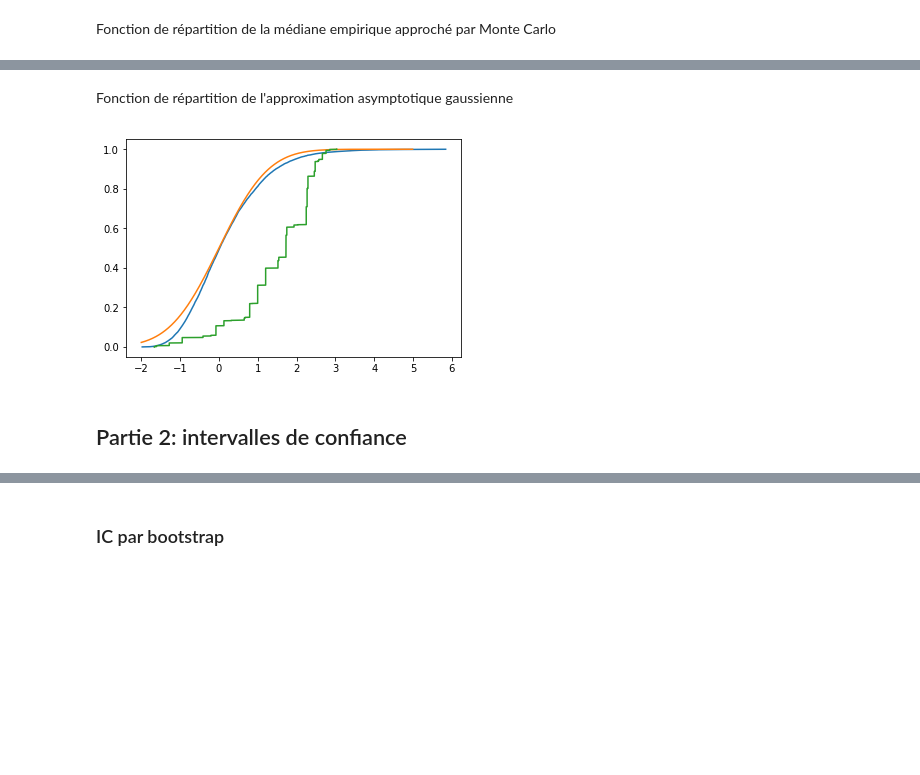
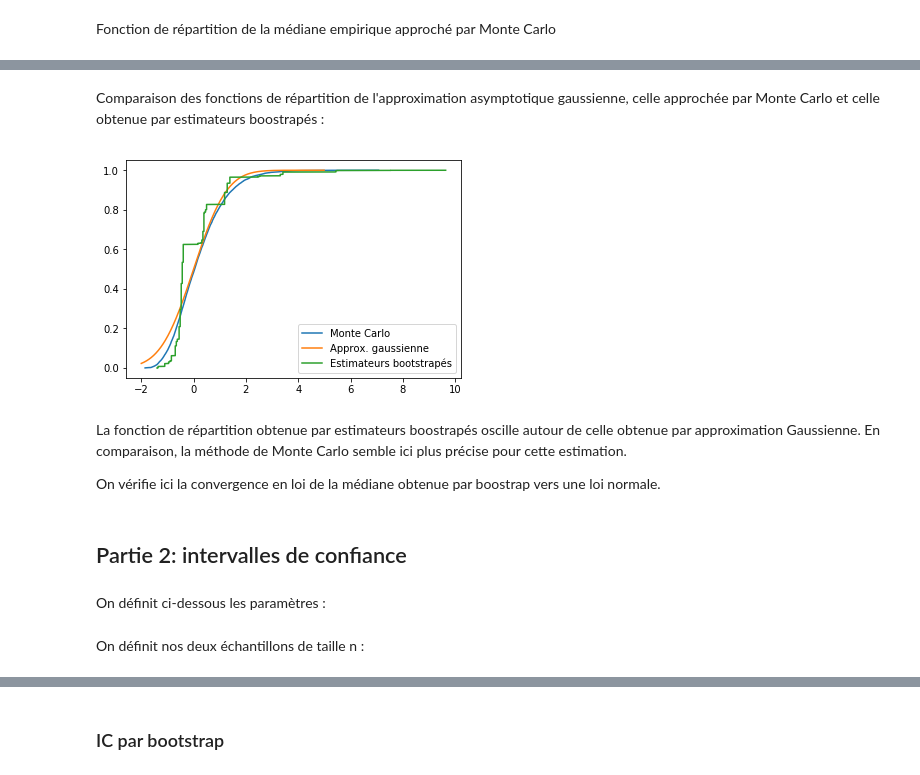
Before and after one commit to AntoineG92/Bootstrap-resampling-methods, a Jupyter notebook: TP1_code.ipynb, the cells around one changed output, grey strips where cells are left out. Saved outputs shown, nothing was run; the diff lists cells and outputs as text; code cells hidden in the pictures; blank space fills up the shorter version.

```diff
--- a/TP1_code.ipynb
+++ b/TP1_code.ipynb
@@ -49,11 +49,12 @@ estimateur bootstrap: 0.0244937678257
 # %% [markdown]
 ### Médiane
 # %%
-Z_size=[10,100,1000,10000]
+Z_size=[10,100,1000,10000,10]
 
 B=10000
-
+i=0
 for c in Z_size:
+    i=i+1
     Z=npr.exponential(size=c)
     med_star=np.zeros(B)
     med=np.zeros(B)
@@ -61,5 +62,6 @@ for c in Z_size:
         ind=npr.randint(0,len(Z),len(Z))
         sample_b=Z[ind]
         med_star[b]=np.median(sample_b)
-    print("Variance de la médiane :",np.var(med_star))
+    if i<=4:     # Cette condition nous sert à garder en mémoire la valeur pour n=10 (qui sera utilisée après)
+        print("Variance de la médiane :",np.var(med_star))
 # %% [output]
@@ -88,16 +90,22 @@ médiane via MC: 0.7428926118016345
 # %% [markdown]
-Fonction de répartition de l'approximation asymptotique gaussienne
+Comparaison des fonctions de répartition de l'approximation asymptotique gaussienne, celle approchée par Monte Carlo et celle obtenue par estimateurs boostrapés :
 # %%
 plt.plot(np.sqrt(len(Z))*(np.sort(med_MC)-np.log(2)),(1/M)*np.arange(M))
 gridnorm=np.arange(-2,5,0.01)
 plt.plot(gridnorm,norm.cdf(gridnorm))
 plt.plot(np.sqrt(len(Z))*(np.sort(med_star)-med_Z),(1/B)*np.arange(B))
-plt.legend([""])
+plt.legend(["Monte Carlo","Approx. gaussienne","Estimateurs bootstrapés"])
 plt.show()
 # %% [output]
-[figure, old version]
+[figure, new version]
+# %% [markdown]
+La fonction de répartition obtenue par estimateurs boostrapés oscille autour de celle obtenue par approximation Gaussienne. En comparaison, la méthode de Monte Carlo semble ici plus précise pour cette estimation.
+
+On vérifie ici la convergence en loi de la médiane obtenue par boostrap vers une loi normale.
 # %% [markdown]
 ## Partie 2: intervalles de confiance
+# %% [markdown]
+On définit ci-dessous les paramètres :
 # %%
 n=10
 p=0.7
@@ -106,6 +114,8 @@ q=1
 kappa=0.02
 alpha=0.05
 tau=(p*kappa)/(q*theta)
+# %% [markdown]
+On définit nos deux échantillons de taille n :
 # %%
 X=npr.gamma(p,1/theta,size=n)
 Y=npr.gamma(q,1/kappa,size=n)
```
Also changed, not shown: parts of 16 cells of this notebook.
